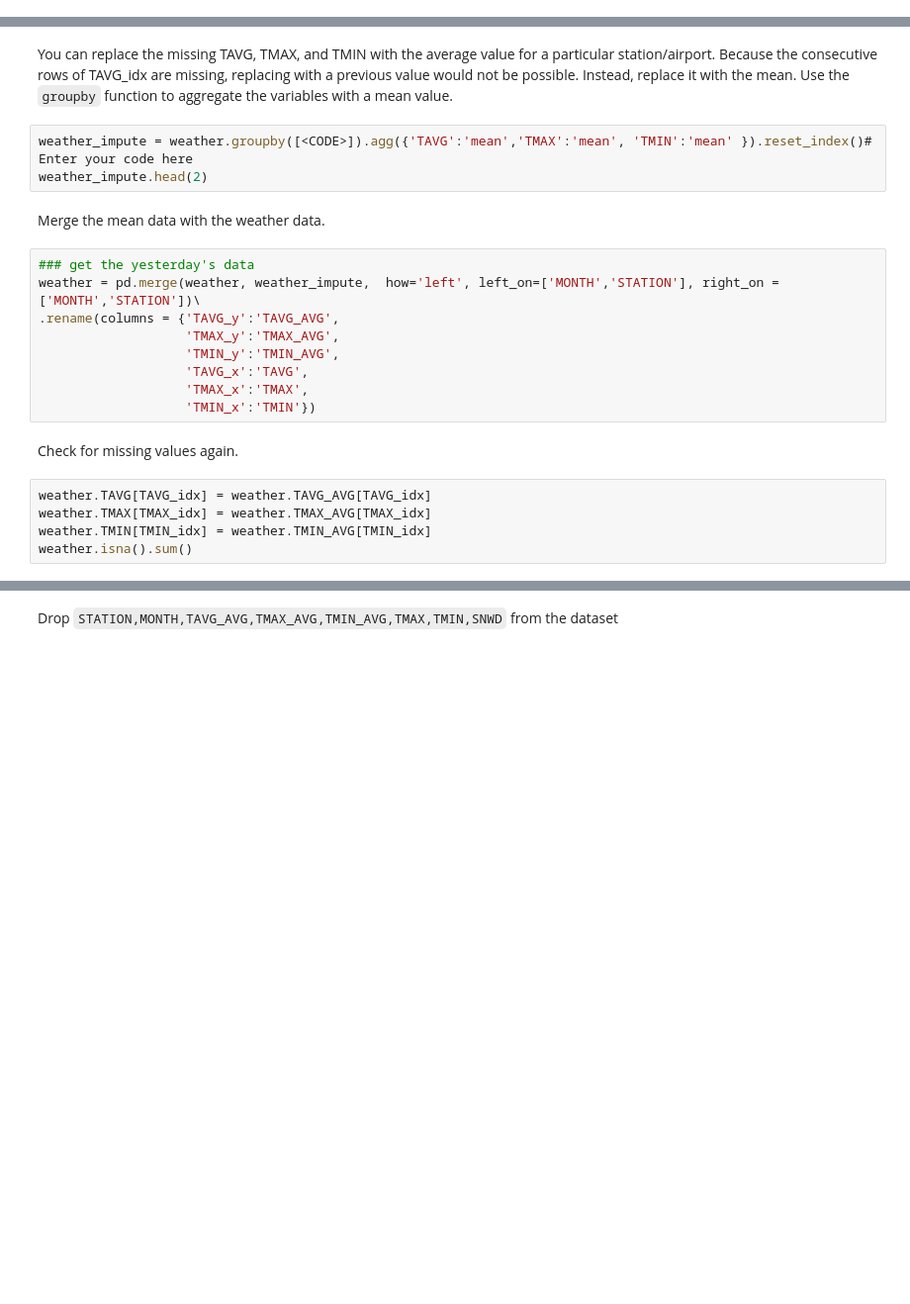
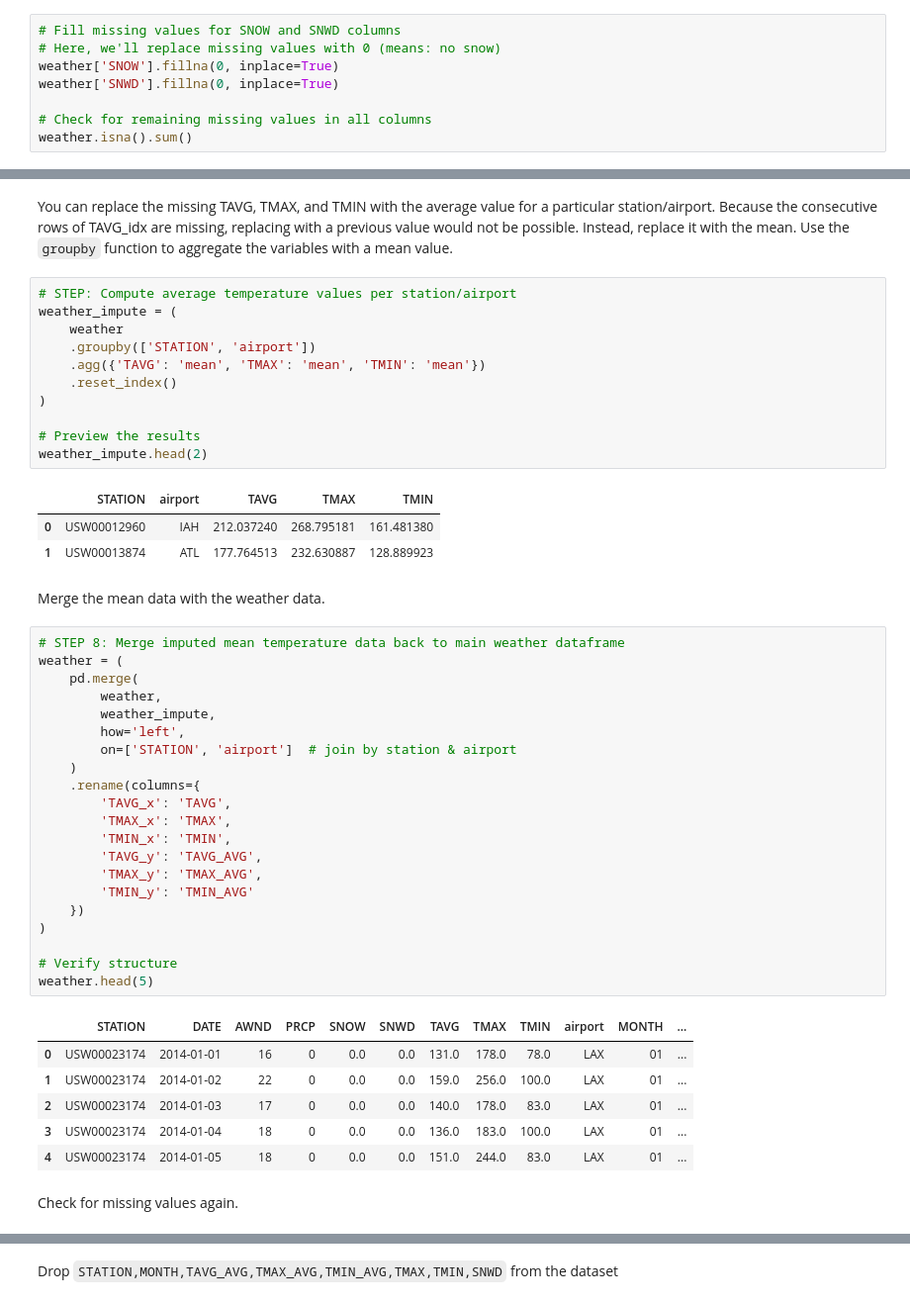
Before and after one commit to Singh8888/flight_delay_project, a Jupyter notebook: scripts/onpremises.ipynb, the cells around one changed output, grey strips where cells are left out. Shown at 99% size. Cells and saved outputs as stored; diff of their text form; blank space fills up the shorter version.

```diff
--- a/scripts/onpremises.ipynb
+++ b/scripts/onpremises.ipynb
@@ -2544,0 +2657,8 @@ weather.isna().sum()
+# %%
+# Fill missing values for SNOW and SNWD columns
+# Here, we'll replace missing values with 0 (means: no snow)
+weather['SNOW'].fillna(0, inplace=True)
+weather['SNWD'].fillna(0, inplace=True)
+
+# Check for remaining missing values in all columns
+weather.isna().sum()
@@ -2567,23 +2713,49 @@ array([ 3956,  3957,  3958,  3959,  3960,  3961,  3962,  3963,  3964,
 # %% [markdown]
 You can replace the missing TAVG, TMAX, and TMIN with the average value for a particular station/airport. Because the consecutive rows of TAVG_idx are missing, replacing with a previous value would not be possible. Instead, replace it with the mean. Use the `groupby` function to aggregate the variables with a mean value.
 # %%
-weather_impute = weather.groupby([<CODE>]).agg({'TAVG':'mean','TMAX':'mean', 'TMIN':'mean' }).reset_index()# Enter your code here
+# STEP: Compute average temperature values per station/airport
+weather_impute = (
+    weather
+    .groupby(['STATION', 'airport'])
+    .agg({'TAVG': 'mean', 'TMAX': 'mean', 'TMIN': 'mean'})
+    .reset_index()
+)
+
+# Preview the results
 weather_impute.head(2)
+# %% [output]
+|  | STATION | airport | TAVG | TMAX | TMIN |
+| 0 | USW00012960 | IAH | 212.037240 | 268.795181 | 161.481380 |
+| 1 | USW00013874 | ATL | 177.764513 | 232.630887 | 128.889923 |
 # %% [markdown]
 Merge the mean data with the weather data.
 # %%
-### get the yesterday's data
-weather = pd.merge(weather, weather_impute,  how='left', left_on=['MONTH','STATION'], right_on = ['MONTH','STATION'])\
-.rename(columns = {'TAVG_y':'TAVG_AVG',
-                   'TMAX_y':'TMAX_AVG',
-                   'TMIN_y':'TMIN_AVG',
-                   'TAVG_x':'TAVG',
-                   'TMAX_x':'TMAX',
-                   'TMIN_x':'TMIN'})
+# STEP 8: Merge imputed mean temperature data back to main weather dataframe
+weather = (
+    pd.merge(
+        weather,
+        weather_impute,
+        how='left',
+        on=['STATION', 'airport']  # join by station & airport
+    )
+    .rename(columns={
+        'TAVG_x': 'TAVG',
+        'TMAX_x': 'TMAX',
+        'TMIN_x': 'TMIN',
+        'TAVG_y': 'TAVG_AVG',
+        'TMAX_y': 'TMAX_AVG',
+        'TMIN_y': 'TMIN_AVG'
+    })
+)
+
+# Verify structure
+weather.head(5)
+# %% [output]
+|  | STATION | DATE | AWND | PRCP | SNOW | SNWD | TAVG | TMAX | TMIN | airport | MONTH | ... |
+| 0 | USW00023174 | 2014-01-01 | 16 | 0 | 0.0 | 0.0 | 131.0 | 178.0 | 78.0 | LAX | 01 | ... |
+| 1 | USW00023174 | 2014-01-02 | 22 | 0 | 0.0 | 0.0 | 159.0 | 256.0 | 100.0 | LAX | 01 | ... |
+| 2 | USW00023174 | 2014-01-03 | 17 | 0 | 0.0 | 0.0 | 140.0 | 178.0 | 83.0 | LAX | 01 | ... |
+| 3 | USW00023174 | 2014-01-04 | 18 | 0 | 0.0 | 0.0 | 136.0 | 183.0 | 100.0 | LAX | 01 | ... |
+| 4 | USW00023174 | 2014-01-05 | 18 | 0 | 0.0 | 0.0 | 151.0 | 244.0 | 83.0 | LAX | 01 | ... |
 # %% [markdown]
 Check for missing values again.
-# %%
-weather.TAVG[TAVG_idx] = weather.TAVG_AVG[TAVG_idx]
-weather.TMAX[TMAX_idx] = weather.TMAX_AVG[TMAX_idx]
-weather.TMIN[TMIN_idx] = weather.TMIN_AVG[TMIN_idx]
-weather.isna().sum()
```
Also changed, not shown: parts of 42 cells of this notebook, 4 other files.
